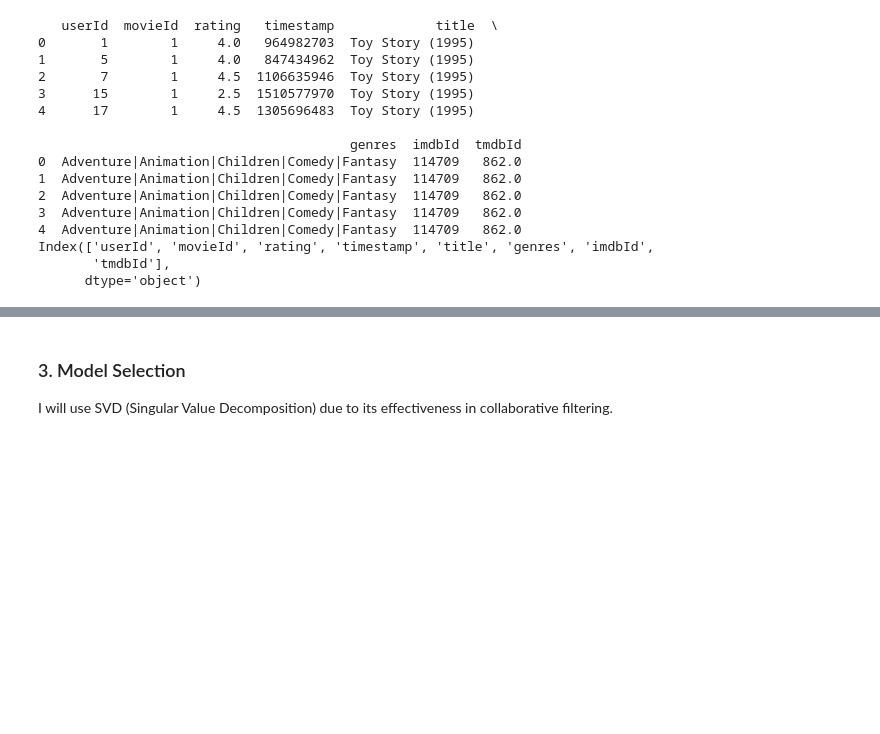
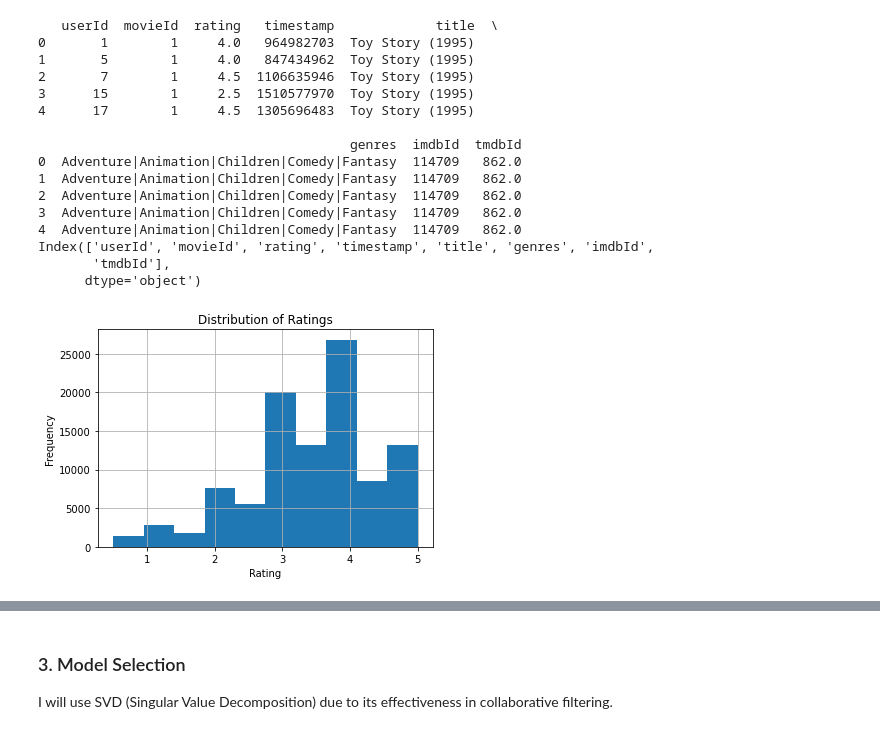
Before and after one commit to CYNTHIA-ATIENO/Movie-Recommendation-System-Group_12-Project, a Jupyter notebook: Ipynbs/Cynthia.ipynb, the cells around one changed output, grey strips where cells are left out. Saved outputs shown, nothing was run; the diff lists cells and outputs as text; code cells hidden in the pictures; blank space fills up the shorter version.

```diff
--- a/Ipynbs/Cynthia.ipynb
+++ b/Ipynbs/Cynthia.ipynb
@@ -90,3 +92,13 @@ print(merged_df.columns)
 Index(['userId', 'movieId', 'rating', 'timestamp', 'title', 'genres', 'imdbId',
        'tmdbId'],
       dtype='object')
+# %%
+# distribution of movie ratings
+import matplotlib.pyplot as plt
+merged_df['rating'].hist(bins=10)
+plt.title('Distribution of Ratings')
+plt.xlabel('Rating')
+plt.ylabel('Frequency')
+plt.show()
+# %% [output]
+[figure, added]
```
Also changed, not shown: parts of 6 cells of this notebook.
